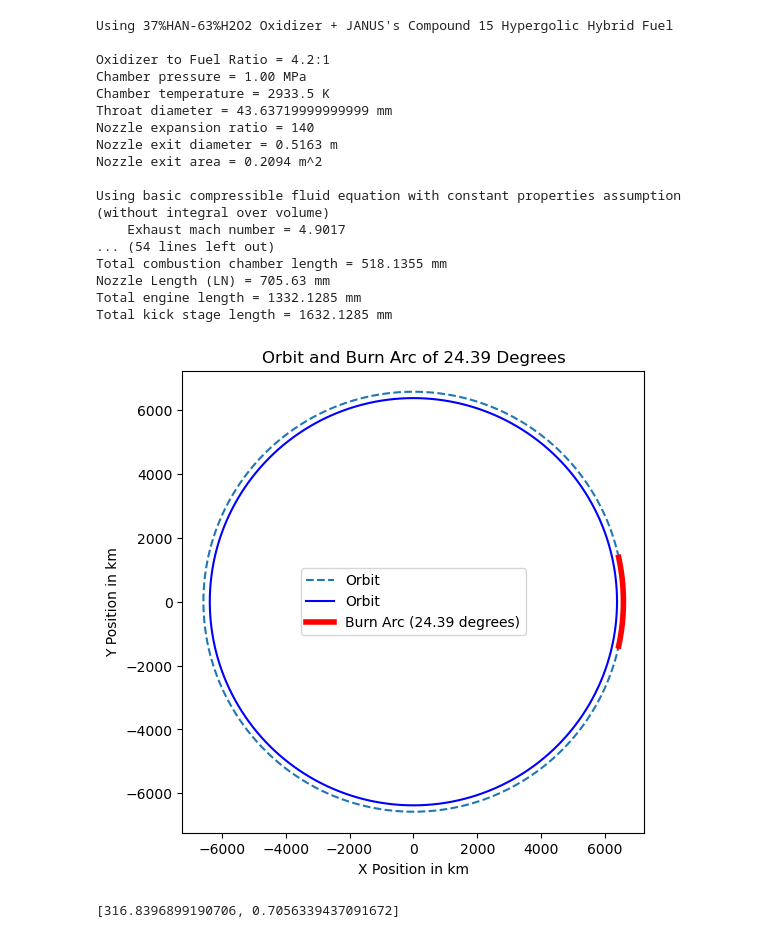
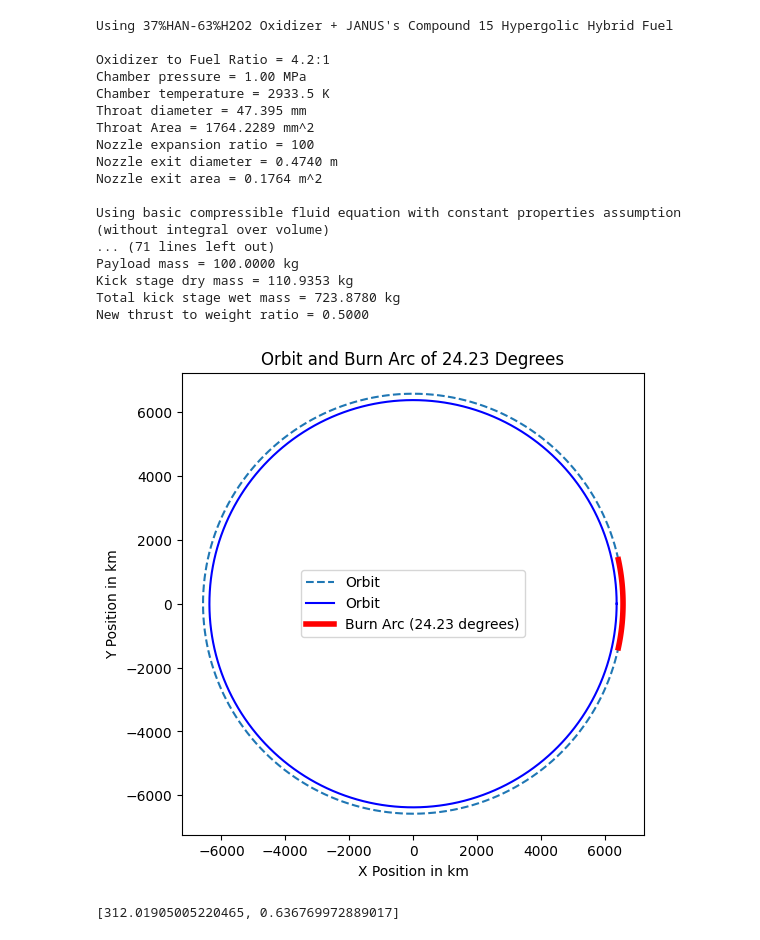
Before and after one commit to krainrpmt/Senior-Project-Electric-Turbopump, a Jupyter notebook: Pump Specification Calculator.ipynb, the cells around one changed output. Cells and saved outputs as stored; diff of their text form; code cells hidden in the pictures.

Commit message:
Mass Calculation + Iterated

```diff
--- a/Pump Specification Calculator.ipynb
+++ b/Pump Specification Calculator.ipynb
@@ -213,7 +213,38 @@ def rocket_performance(Name, Pc, dt, Tc, gamma_comb, gamma_exit, R_comb, R_exit,
     Total_engine_length = Total_combustor_length + Length_connector + LN_cone
     Total_kickstage_length = Total_engine_length + Maximum_pump_diameter
 
+    #Tank Geometry
+    rho_tank = 2840 # Al-2219
+    rho_insul = 417 # PU Foam
+    rho_casing = 1550 # Carbon Fiber Composite
+    rho_combustor = 21030 # Rhenium
+    yield_combustor = 290e6
+    t_insul = 10e-3
+    t_tank = 1e-3
+    Do = 913.40e-3
+    Di = 450e-3
+    width = Do/2-Di/2-2*t_tank-2*t_insul
+    R = Di/2+t_insul+width/2+t_tank
+    def tank_geom(h):
+        return CEA_volume_oxidizer-((math.pi*width**2/4 + width*h)*(2*math.pi*R))
+    result = scip.optimize.fsolve(tank_geom, 0.3)
+    h = float(result)
+    volume_tank = ((math.pi*(width+2*t_tank)**2/4 + (width+2*t_tank)*(h))*(2*math.pi*R))-((math.pi*width**2/4 + width*h)*(2*math.pi*R))
+    volume_insul = ((math.pi*(width+2*t_tank+2*t_insul)**2/4 + (width+2*t_tank+2*t_insul)*(h))*(2*math.pi*R))-((math.pi*(width+2*t_tank)**2/4 + (width+2*t_tank)*(h))*(2*math.pi*R))
 
+    mass_comb = (1/(Total_combustor_length/Dpf)+2)*rho_combustor/yield_combustor*2*Pc*Volume_chamber_Lstar
+    mass_injector = 1/3*mass_comb
+    mass_nozzle = rho_combustor/yield_combustor*2*(At*((nozzle_expansion_ratio-1)/math.sin(math.radians(15)))*(Dpf*Pc)/2)
+    mass_battery = CEA_oxidizer_mass_flow_rate*1.2*4e5/density_ox/(0.65*0.92)/(265*3600)
+    mass_pump = 12
+    mass_motor = 0.5
+    mass_tank = rho_tank*volume_tank
+    mass_insul = rho_insul*volume_insul
+    mass_casing = rho_casing*1.619*10**-2
+    mass_other = 20
+    mass_dry_kickstage = mass_comb + mass_injector + mass_nozzle + mass_battery + mass_pump + mass_motor + mass_tank + mass_insul + mass_casing + mass_other
+    mass_payload = 100
+    total_kickstage_wet_mass = CEA_mass_propellant + mass_dry_kickstage + mass_payload
 
     def plot_orbit_and_burn_arc(orbit_radius, arc_degrees):
         """
@@ -264,6 +295,7 @@ def rocket_performance(Name, Pc, dt, Tc, gamma_comb, gamma_exit, R_comb, R_exit,
         print(f"Chamber pressure = {Pc*1e-6:.2f} MPa")
         print(f"Chamber temperature = {Tc} K")
         print(f"Throat diameter = {dt*1000} mm")
+        print(f"Throat Area = {At*10**6:.4f} mm^2")
         print(f"Nozzle expansion ratio = {nozzle_expansion_ratio}")
         print(f"Nozzle exit diameter = {dt2:.4f} m")
         print(f"Nozzle exit area = {Ae:.4f} m^2")
@@ -328,6 +360,23 @@ def rocket_performance(Name, Pc, dt, Tc, gamma_comb, gamma_exit, R_comb, R_exit,
         print(f"Total engine length = {Total_engine_length*1000:.4f} mm")
         print(f"Total kick stage length = {Total_kickstage_length*1000:.4f} mm")
 
+        print(f"\nMass Calculation")
+        print(f"Combustion chamber mass = {mass_comb:.4f} kg")
+        print(f"Injector mass = {mass_injector:.4f} kg")
+        print(f"Nozzle mass = {mass_nozzle:.4f} kg")
+        print(f"Battery mass = {mass_battery:.4f} kg")
+        print(f"Pump mass = {mass_pump:.4f} kg")
+        print(f"Motor mass = {mass_motor:.4f} kg")
+        print(f"Tank mass = {mass_tank:.4f} kg")
+        print(f"Tank Insulation mass = {mass_insul:.4f} kg")
+        print(f"Casing mass = {mass_casing:.4f} kg")
+        print(f"Other mass = {mass_other:.4f} kg")
+        print(f"Payload mass = {mass_payload:.4f} kg")
+        print(f"Kick stage dry mass = {mass_dry_kickstage:.4f} kg")
+        print(f"Total kick stage wet mass = {total_kickstage_wet_mass:.4f} kg")
+
+        print(f"New thrust to weight ratio = {CEA_thrust/(total_kickstage_wet_mass*g0):.4f}")
+
         plot_orbit_and_burn_arc(r1/1000, CEA_arc_degrees)
 
 
@@ -337,43 +386,43 @@ def rocket_performance(Name, Pc, dt, Tc, gamma_comb, gamma_exit, R_comb, R_exit,
 # Example usage of the function with the given constants 1.1371
 # From CEA, gamma at combustion chamber is 1.1371, and nozzle exit 1.2420, avg. 1.18955
 # From CEA, Gas Constant (R) at combustion chamber is (8.3144598 J/mol-K)/21.468e-3, and nozzle exit (8.3144598 J/mol-K)/21.930e-3, avg. = 383.215917
 # Assumed Ac/At = 10 (typical range, smaller the engine larger the Ac/At) in CEA. It doesn't affect rocket performance but the mixing of fuel (we assume the propellants are mixed properly)
 #gamma_exit=1.2420  R_exit=8.3144598/21.930e-3
 
 #print(rocket_performance(Name = '37%HAN-63%H2O2 + RP-1 Propellant', Pc=30e5, dt=0.0254, Tc=2975.78, gamma_comb=1.1371, gamma_exit=1.2420, R_comb=8.3144598/21.468e-3, R_exit=8.3144598/21.930e-3, OF=6.3, Pa=0, g0=9.807, mass_dry=100, nozzle_expansion_ratio=125, density_ox=1550, h1=200e3, h2=35786e3, disp=False)[1])
 
 #CEA-Run
 #rocket_performance(Name = '37%HAN-63%H2O2 + RP-1 Propellant', Pc=30e5, dt=0.0254*1, Tc=2975.78, gamma_comb=1.1371, gamma_exit=1.2420, R_comb=8.3144598/21.468e-3, R_exit=8.3144598/21.930e-3, OF=6.3, Pa=0, g0=9.807, mass_dry=140, nozzle_expansion_ratio=80, density_ox=1550, density_fuel=800, h1=200e3, h2=35786e3, L_star=1.0, disp=True)
 
 
 #rocket_performance(Name = '37%HAN-63%H2O2 + RP-1 Propellant', Pc=20e5, dt=0.0254*1.23, Tc=2991.8, gamma_comb=1.1266, gamma_exit=1.2252, R_comb=8.3144598/23.276e-3, R_exit=8.3144598/24.086e-3, OF=4.2, Pa=0, g0=9.807, mass_dry=140, nozzle_expansion_ratio=140, density_ox=1550, density_fuel=1522, h1=200e3, h2=35786e3, L_star=1.0, disp=True)
 
 #CEA-Run Hybrid Engine JANUS Compound 15 + HAN+H2O2
 
 #CEA Real Output : CEA_Me, CEA_v_sonic, CEA_c_star, CEA_Te, CEA_Pe, CEA_Isp
 set_of_cea_results = [4.994, 638.5, 1622.0, 964.03,0.00460e5,3292.7/9.807]
 
-rocket_performance(Name = "37%HAN-63%H2O2 Oxidizer + JANUS's Compound 15 Hypergolic Hybrid Fuel", Pc=10e5, dt=0.0254*1.718, Tc=2933.5, gamma_comb=1.1225, gamma_exit=1.2249, R_comb=359.4664851, R_exit=345.1988624, OF=4.2, Pa=0, g0=9.807, mass_dry=180, nozzle_expansion_ratio=140, density_ox=1550, density_fuel=1522, h1=200e3, h2=35786e3, L_star=10, a=9.39216799e-05, n=0.5, iter_num=1000, CEA_res = set_of_cea_results, disp=True)
+rocket_performance(Name = "37%HAN-63%H2O2 Oxidizer + JANUS's Compound 15 Hypergolic Hybrid Fuel", Pc=10e5, dt=0.047395, Tc=2933.5, gamma_comb=1.1225, gamma_exit=1.2249, R_comb=359.4664851, R_exit=345.1988624, OF=4.2, Pa=0, g0=9.807, mass_dry=210.9353, nozzle_expansion_ratio=100, density_ox=1550, density_fuel=1522, h1=200e3, h2=35786e3, L_star=10, a=9.39216799e-05, n=0.5, iter_num=1000, CEA_res = set_of_cea_results, disp=True)
 
 #RPA-Run
 #rocket_performance(Name = '37%HAN-63%H2O2 + RP-1 Propellant', Pc=30e5, dt=0.02565*1, Tc=2821.9317, gamma_comb=1.1467, gamma_exit=1.2524, R_comb=8.3144598/22.3014e-3, R_exit=8.3144598/22.6760e-3, OF=7.1, Pa=0, g0=9.807, mass_dry=140, nozzle_expansion_ratio=125, density_ox=1550, density_fuel=800, h1=200e3, h2=35786e3, disp=True)
 # %% [output]
 Using 37%HAN-63%H2O2 Oxidizer + JANUS's Compound 15 Hypergolic Hybrid Fuel
 
 Oxidizer to Fuel Ratio = 4.2:1
 Chamber pressure = 1.00 MPa
 Chamber temperature = 2933.5 K
-Throat diameter = 43.63719999999999 mm
-Nozzle expansion ratio = 140
-Nozzle exit diameter = 0.5163 m
-Nozzle exit area = 0.2094 m^2
+Throat diameter = 47.395 mm
+Throat Area = 1764.2289 mm^2
+Nozzle expansion ratio = 100
+Nozzle exit diameter = 0.4740 m
+Nozzle exit area = 0.1764 m^2
 
 Using basic compressible fluid equation with constant properties assumption (without integral over volume)
-    Exhaust mach number = 4.9017
-... (54 lines left out)
-Total combustion chamber length = 518.1355 mm
-Nozzle Length (LN) = 705.63 mm
-Total engine length = 1332.1285 mm
-Total kick stage length = 1632.1285 mm
+... (71 lines left out)
+Payload mass = 100.0000 kg
+Kick stage dry mass = 110.9353 kg
+Total kick stage wet mass = 723.8780 kg
+New thrust to weight ratio = 0.5000
-[figure, old version]
+[figure, new version]
-[316.8396899190706, 0.7056339437091672]
+[312.01905005220465, 0.636769972889017]
```
